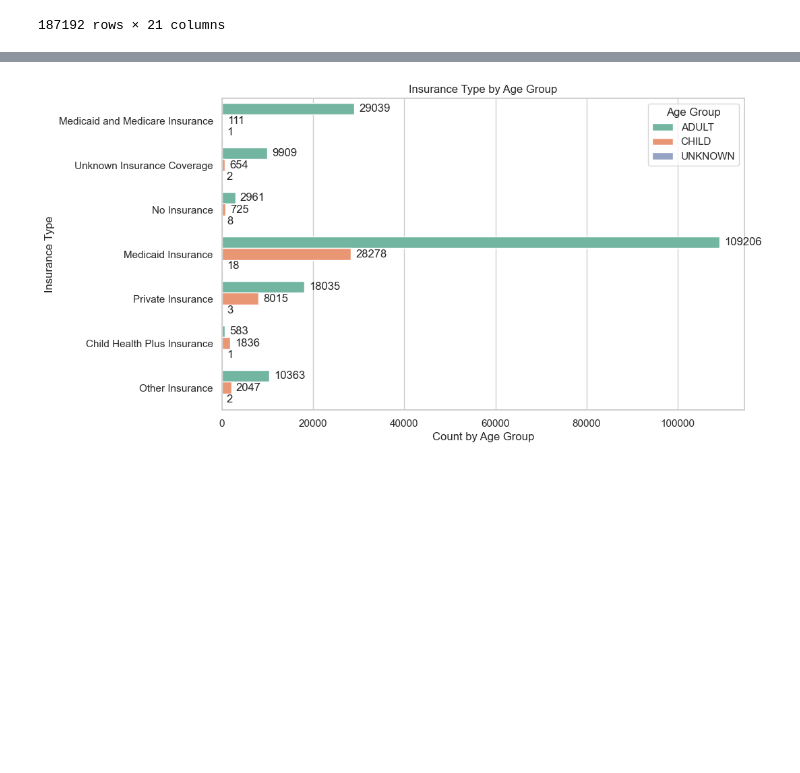
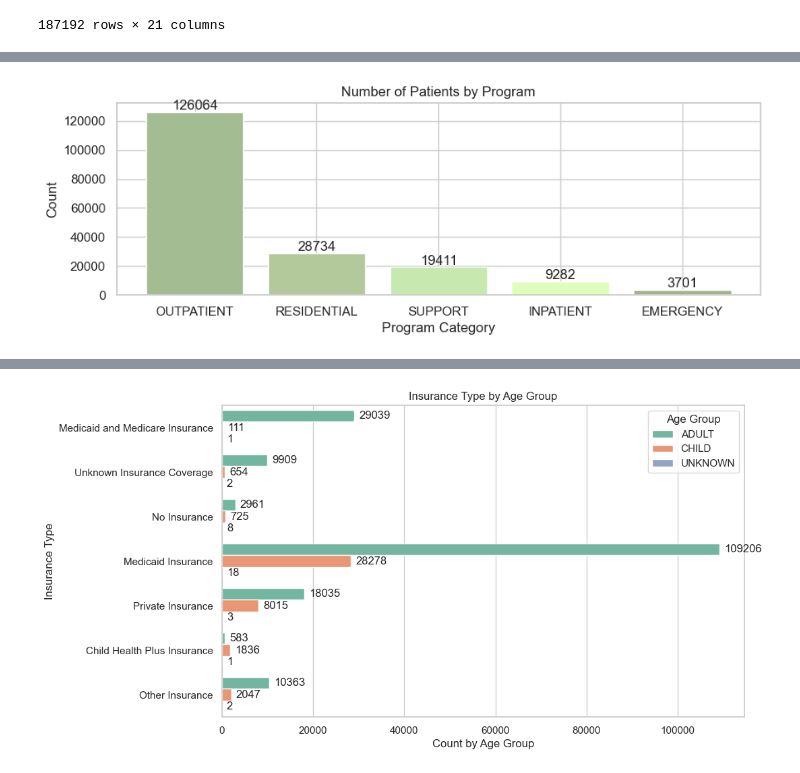
Before and after one commit to TheaClarisseDelosSantos/IT-BA-3204-EquiHealth, a Jupyter notebook: PatientDemographics.ipynb, the cells around one changed output, grey strips where cells are left out. Drawn from its saved outputs; the diff is of its cells as text; code cells hidden in the pictures; blank space fills up the shorter version.

```diff
--- a/PatientDemographics.ipynb
+++ b/PatientDemographics.ipynb
@@ -144,0 +162,18 @@ plt.show()
+# %%
+program_counts = df2['Program Category'].value_counts()
+c = ['#A4BC92','#B3C99C','#C7E9B0','#DDFFBB','#A2B38B']
+
+
+plt.figure(figsize=(10,3))
+plt.bar(program_counts.index,program_counts.values, color=c)
+plt.xlabel('Program Category')
+plt.ylabel('Count')
+plt.title('Number of Patients by Program')
+plt.xticks(rotation = 0)
+
+for i, v in enumerate(program_counts.values):
+    plt.text(i, v, str(v), ha='center', va='bottom')
+
+plt.show()
+# %% [output]
+[figure, added]
```
Also changed, not shown: parts of 15 cells of this notebook.
